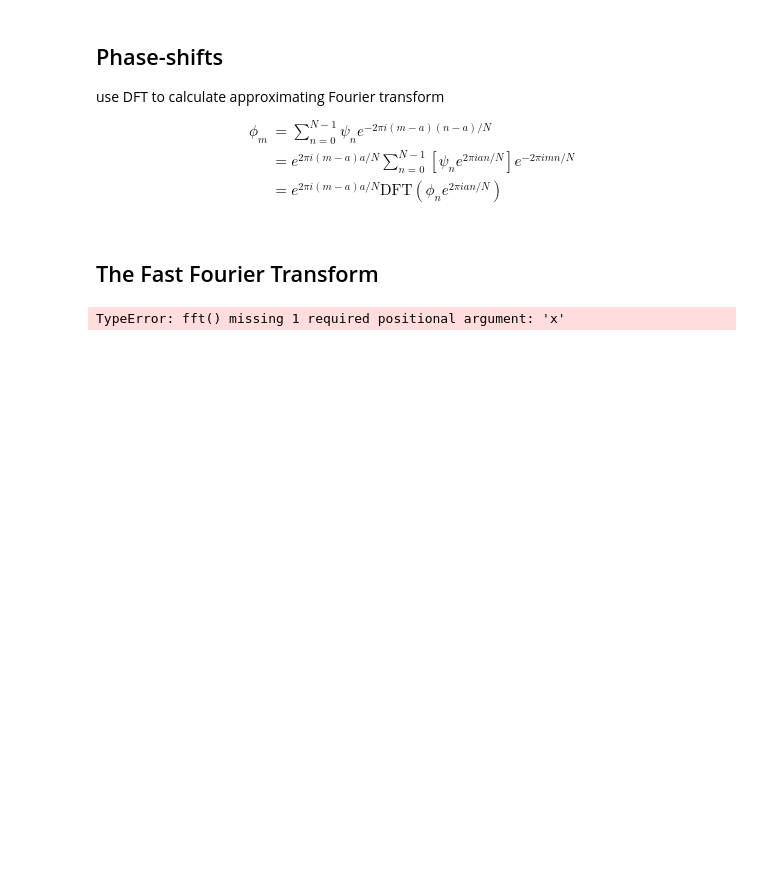
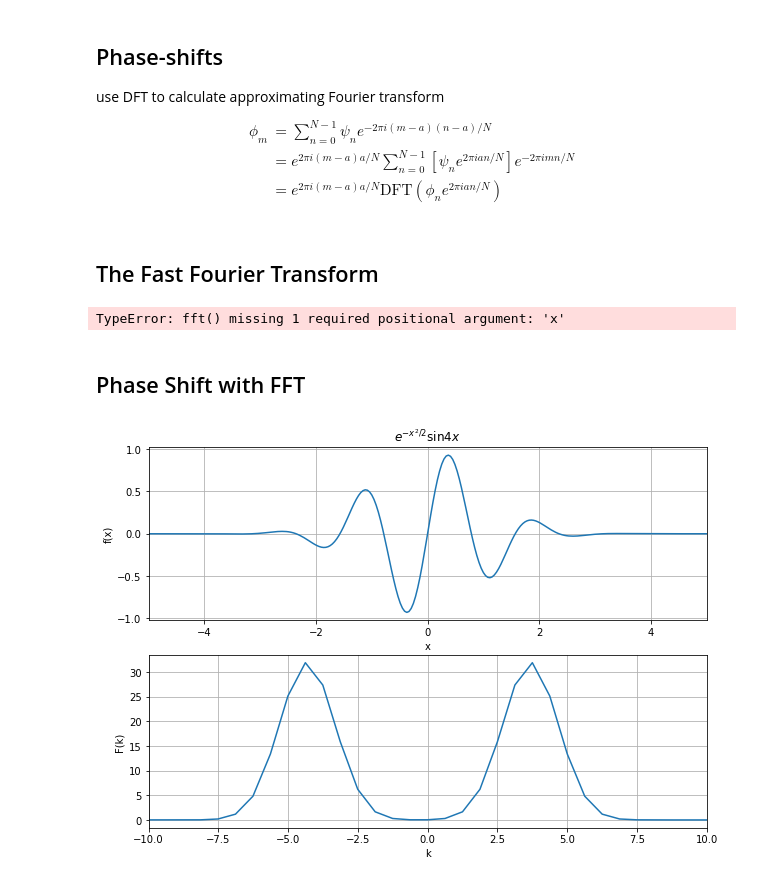
Before and after one commit to Little-old-brother-team/GroupWork, a Jupyter notebook: Review/9_Fourier.ipynb, the cells around one changed output. Drawn from its saved outputs; the diff is of its cells as text; code cells hidden in the pictures; blank space fills up the shorter version.

```diff
--- a/Review/9_Fourier.ipynb
+++ b/Review/9_Fourier.ipynb
@@ -158,3 +158,43 @@ fftpack.ifft() #inverse FFT
 fftpack.rfft() #FFT of real
 # %% [output]
 TypeError: fft() missing 1 required positional argument: 'x'
+# %% [markdown]
+## Phase Shift with FFT
+# %%
+# define the properties
+
+N = 256
+a = (N - 1)/2
+halfL = 5
+dx = (halfL - (-halfL))/(N - 1)
+
+# define the x-grid and discretised wavefunction
+x = np.arange(-5, 5+dx, dx)
+psi = np.exp(-(x**2)/2)*np.sin(4*x)
+# %%
+# perform the centered-sided FFT
+n = np.arange(N)
+phi = FFT2(np.exp(2j*np.pi*a*n/N) * psi)
+# one-sided -> centered phase shift
+phi *= np.exp(2j*np.pi*a*(n-a)/N)
+# %%
+# corresponding k-grid
+dk = 2*np.pi/(N*dx)
+kmax = np.pi/dx
+k = np.arange(-kmax, kmax, dk)
+# %%
+fig, ax = plt.subplots(2,1,figsize=(10,7))
+ax[0].set_title('$e^{-x^2/2}\sin4x$')
+ax[0].plot(x,psi)
+ax[0].set_xlim(-halfL,halfL)
+ax[0].set_xlabel('x')
+ax[0].set_ylabel('f(x)')
+ax[0].grid('on')
+ax[1].plot(k[0:len(x)],np.abs(phi))
+ax[1].set_xlim(-10,10)
+ax[1].set_xlabel('k')
+ax[1].set_ylabel('F(k)')
+ax[1].grid('on')
+fig.show()
+# %% [output]
+[figure, added]
```
